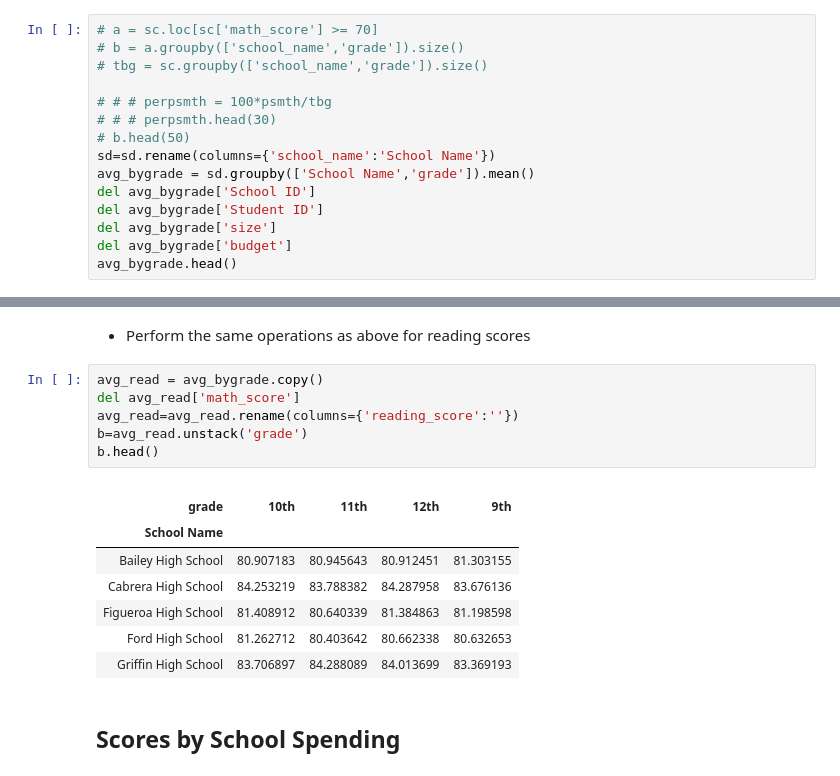
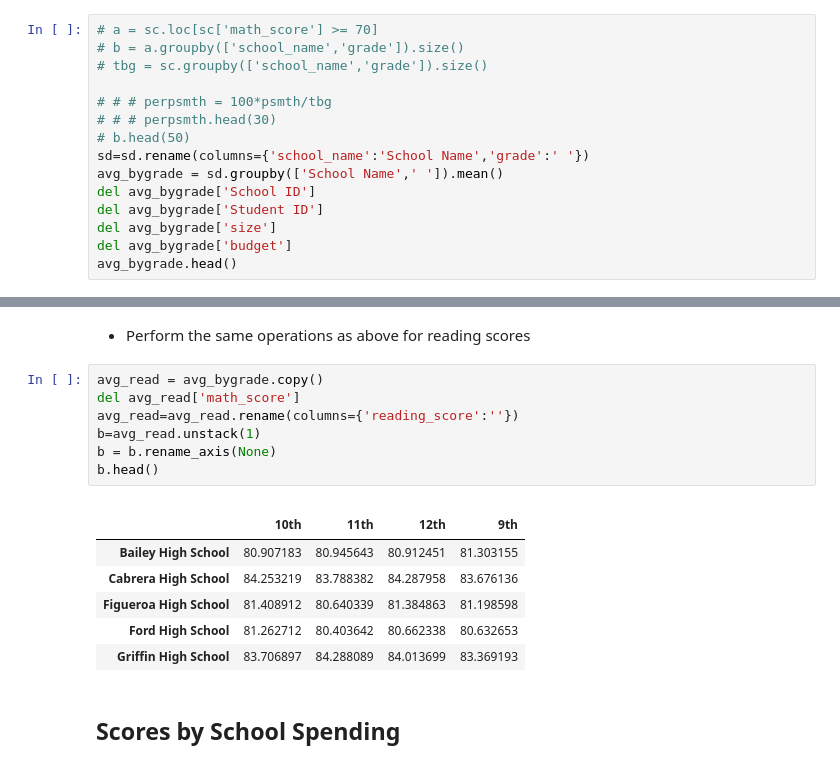
Before and after one commit to jtpeters963/panda-challenge, a Jupyter notebook: PyCitySchools/PyCitySchools_starter.ipynb, the cells around one changed output, grey strips where cells are left out. Cells and saved outputs as stored; diff of their text form.

```diff
--- a/PyCitySchools/PyCitySchools_starter.ipynb
+++ b/PyCitySchools/PyCitySchools_starter.ipynb
@@ -175,8 +179,8 @@ bottom_performing.head()
 # # # perpsmth = 100*psmth/tbg
 # # # perpsmth.head(30)
 # b.head(50)
-sd=sd.rename(columns={'school_name':'School Name'})
-avg_bygrade = sd.groupby(['School Name','grade']).mean()
+sd=sd.rename(columns={'school_name':'School Name','grade':' '})
+avg_bygrade = sd.groupby(['School Name',' ']).mean()
 del avg_bygrade['School ID']
 del avg_bygrade['Student ID']
 del avg_bygrade['size']
@@ -240,13 +245,13 @@ a
 # %%
 avg_read = avg_bygrade.copy()
 del avg_read['math_score']
 avg_read=avg_read.rename(columns={'reading_score':''})
-b=avg_read.unstack('grade')
+b=avg_read.unstack(1)
+b = b.rename_axis(None)
 b.head()
 # %% [output]
 |  |  |  |  |  |
-| grade | 10th | 11th | 12th | 9th |
-| School Name |  |  |  |  |
+|  | 10th | 11th | 12th | 9th |
 | Bailey High School | 80.907183 | 80.945643 | 80.912451 | 81.303155 |
 | Cabrera High School | 84.253219 | 83.788382 | 84.287958 | 83.676136 |
 | Figueroa High School | 81.408912 | 80.640339 | 81.384863 | 81.198598 |
```
Also changed, not shown: parts of 7 cells of this notebook.
